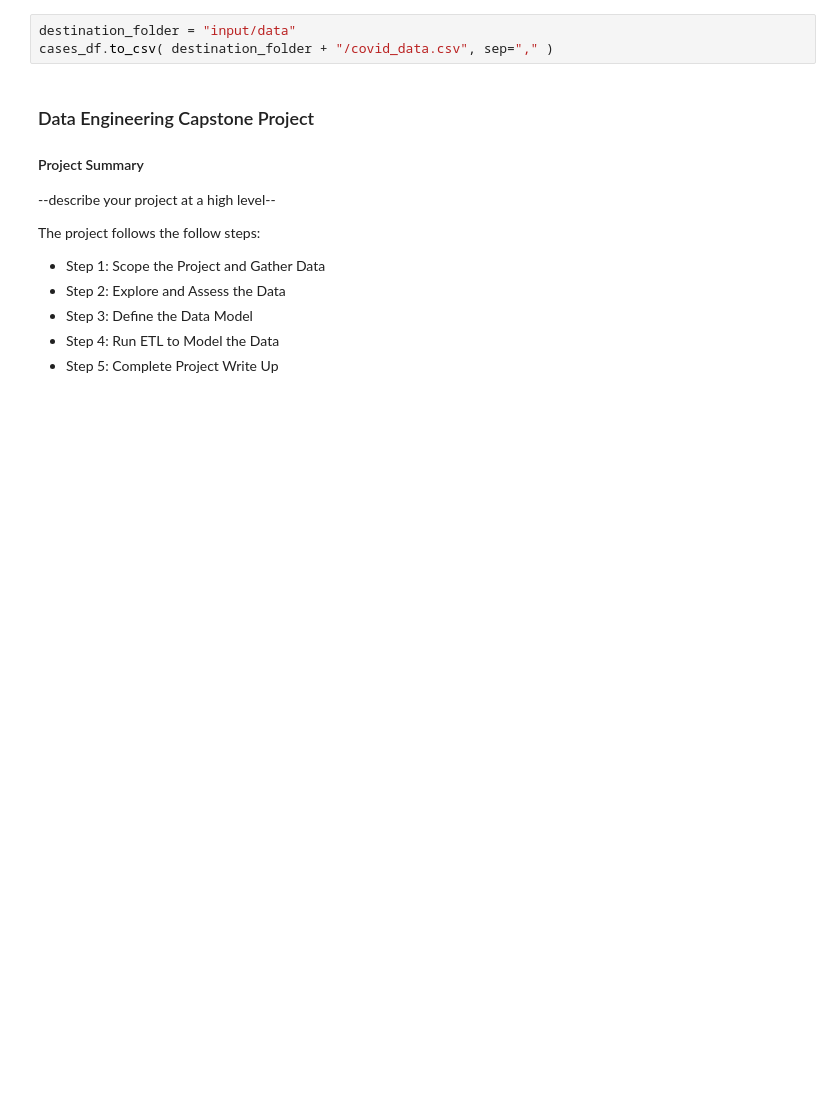
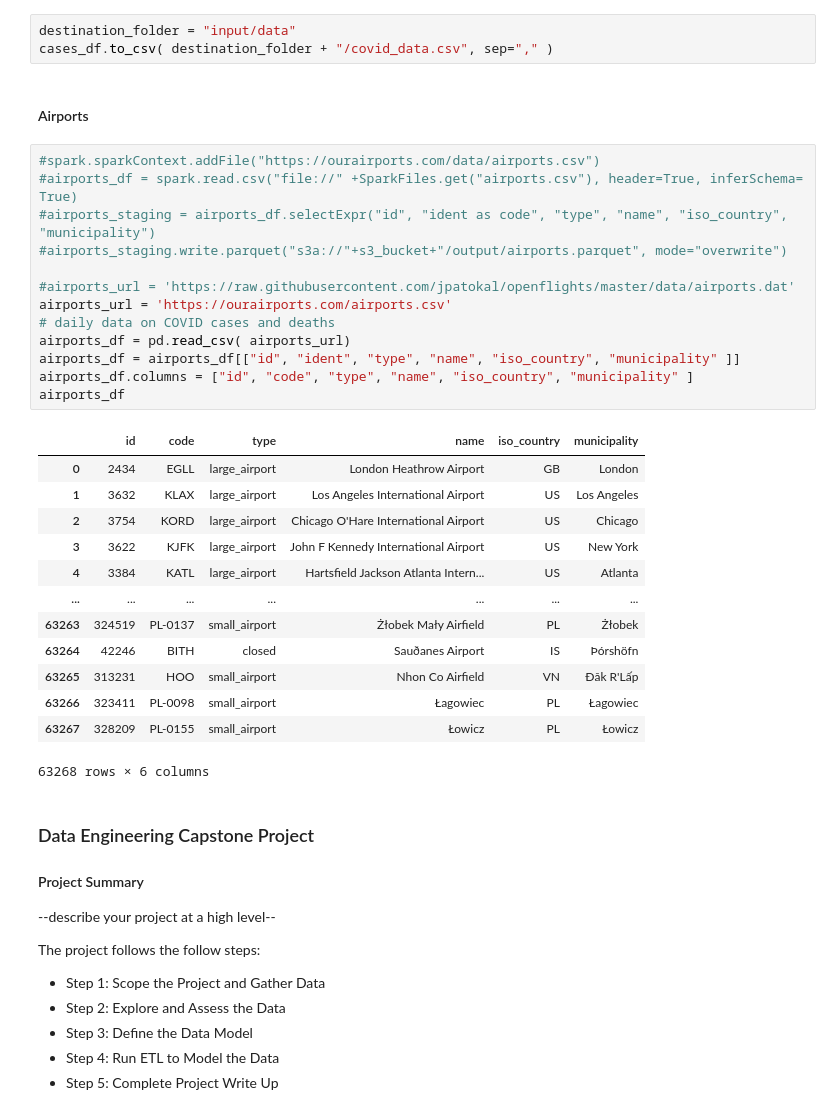
Before and after one commit to NunoVazAfonso/dataeng-capstone, a Jupyter notebook: 0_data_exploration.ipynb, the cells around one changed output. Saved outputs shown, nothing was run; the diff lists cells and outputs as text; blank space fills up the shorter version.

```diff
--- a/0_data_exploration.ipynb
+++ b/0_data_exploration.ipynb
@@ -198,6 +198,35 @@ cases_df[cases_df['Country'] == 'Portugal' ].sort_values('Date_reported')
 # %%
 destination_folder = "input/data"
 cases_df.to_csv( destination_folder + "/covid_data.csv", sep="," )
+# %% [markdown]
+#### Airports
+# %%
+#spark.sparkContext.addFile("https://ourairports.com/data/airports.csv")
+#airports_df = spark.read.csv("file://" +SparkFiles.get("airports.csv"), header=True, inferSchema= True)
+#airports_staging = airports_df.selectExpr("id", "ident as code", "type", "name", "iso_country", "municipality")
+#airports_staging.write.parquet("s3a://"+s3_bucket+"/output/airports.parquet", mode="overwrite")
+
+#airports_url = 'https://raw.githubusercontent.com/jpatokal/openflights/master/data/airports.dat'
+airports_url = 'https://ourairports.com/airports.csv'
+# daily data on COVID cases and deaths
+airports_df = pd.read_csv( airports_url)
+airports_df = airports_df[["id", "ident", "type", "name", "iso_country", "municipality" ]]
+airports_df.columns = ["id", "code", "type", "name", "iso_country", "municipality" ]
+airports_df
+# %% [output]
+|  | id | code | type | name | iso_country | municipality |
+| 0 | 2434 | EGLL | large_airport | London Heathrow Airport | GB | London |
+| 1 | 3632 | KLAX | large_airport | Los Angeles International Airport | US | Los Angeles |
+| 2 | 3754 | KORD | large_airport | Chicago O'Hare International Airport | US | Chicago |
+| 3 | 3622 | KJFK | large_airport | John F Kennedy International Airport | US | New York |
+| 4 | 3384 | KATL | large_airport | Hartsfield Jackson Atlanta Intern... | US | Atlanta |
+| ... | ... | ... | ... | ... | ... | ... |
+| 63263 | 324519 | PL-0137 | small_airport | Żłobek Mały Airfield | PL | Żłobek |
+| 63264 | 42246 | BITH | closed | Sauðanes Airport | IS | Þórshöfn |
+| 63265 | 313231 | HOO | small_airport | Nhon Co Airfield | VN | Đăk R'Lấp |
+| 63266 | 323411 | PL-0098 | small_airport | Łagowiec | PL | Łagowiec |
+| 63267 | 328209 | PL-0155 | small_airport | Łowicz | PL | Łowicz |
+63268 rows × 6 columns
 # %% [markdown]
 
 ### Data Engineering Capstone Project
```
Also changed, not shown: 11 other files.
